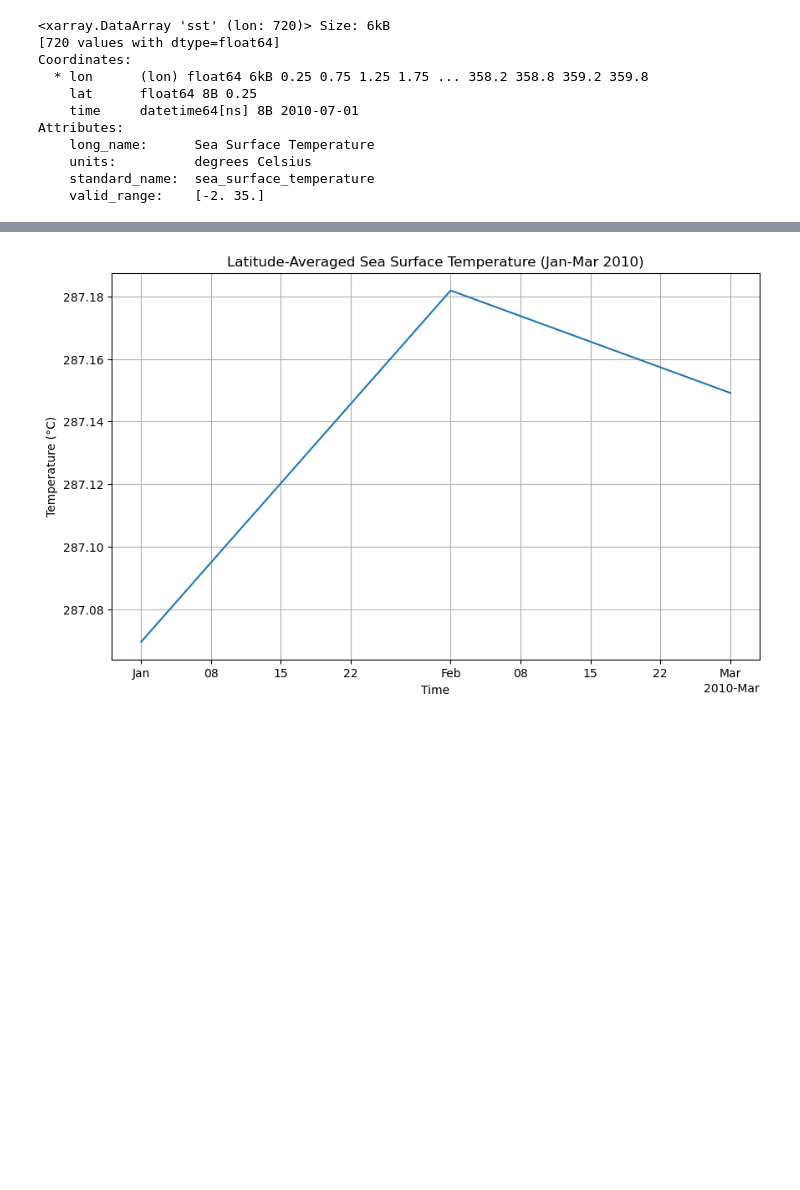
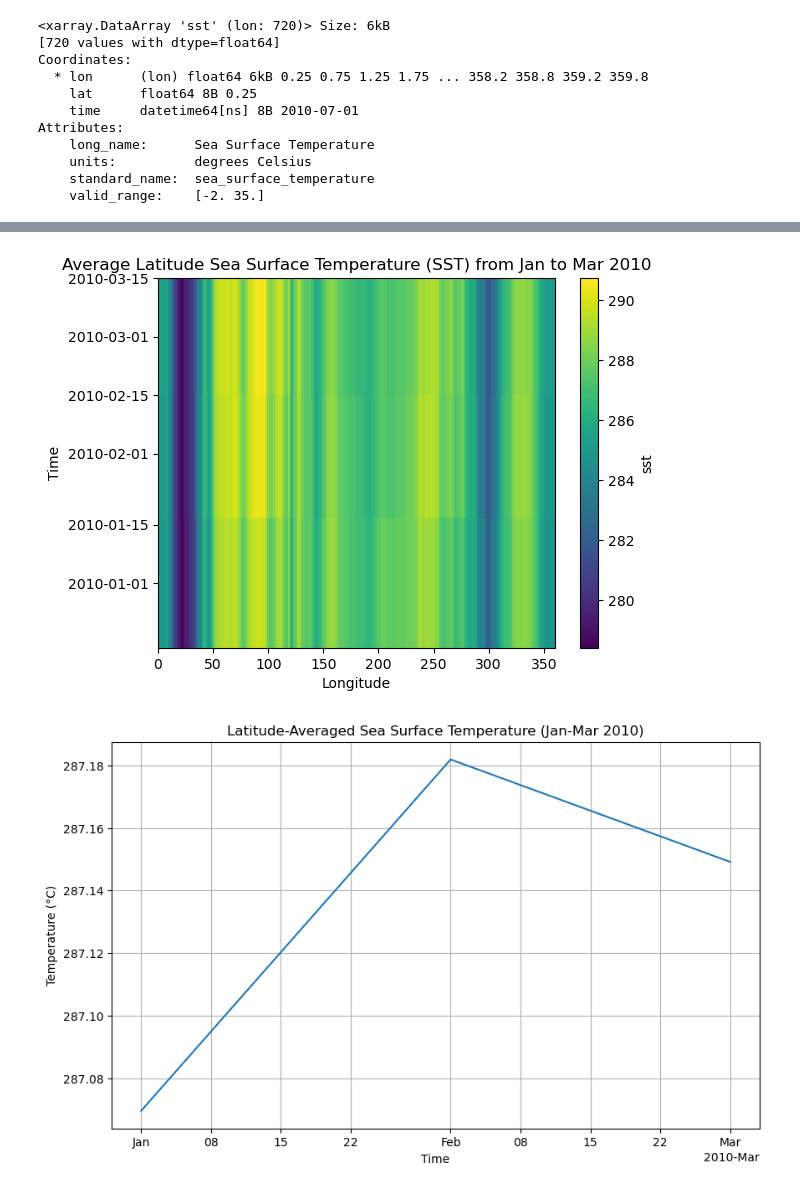
Before and after one commit to Geography-and-Planning/intro-to-gis, a Jupyter notebook: lab/lab_06.ipynb, the cells around one changed output, grey strips where cells are left out. Saved outputs shown, nothing was run; the diff lists cells and outputs as text; code cells hidden in the pictures; blank space fills up the shorter version.

```diff
--- a/lab/lab_06.ipynb
+++ b/lab/lab_06.ipynb
@@ -128,3 +122,6 @@ array([[[       nan,        nan, ...,        nan,        nan],
     valid_range:    [-2. 35.]
 # %%
 import matplotlib.pyplot as plt
+# %%
+lat_average_sst= time_slice.mean(dim="lat")
+lat_average_sst
@@ -131,3 +139,11 @@ import matplotlib.pyplot as plt
+# %%
+lat_average_sst.plot()
+plt.title("Average Latitude Sea Surface Temperature (SST) from Jan to Mar 2010")
+plt.xlabel("Longitude")
+plt.ylabel("Time")
+plt.show()
+# %% [output]
+[figure, added]
 # %%
 lat_averaged_sst= time_slice.mean(dim=["lat", "lon"])
 # %%
```
Also changed, not shown: parts of 2 cells of this notebook.
